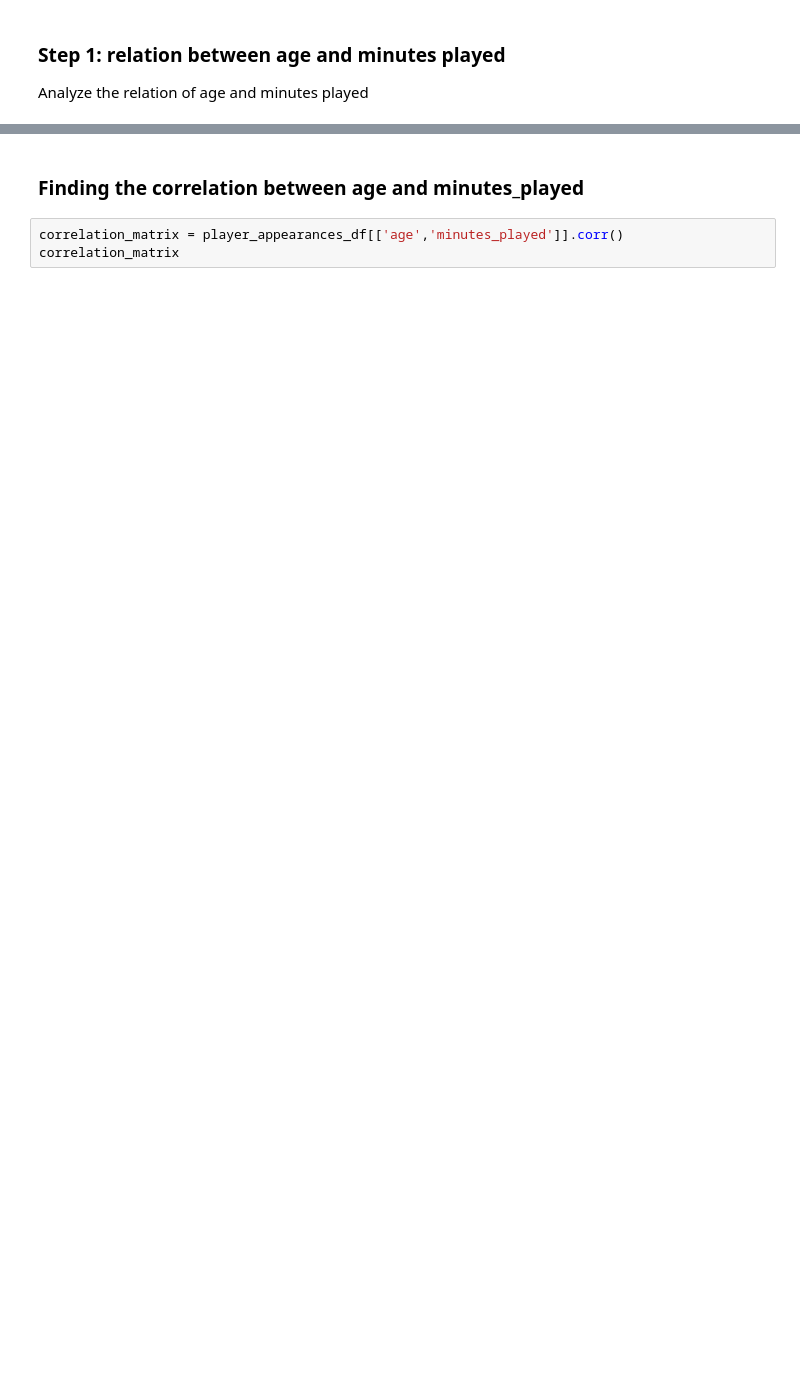
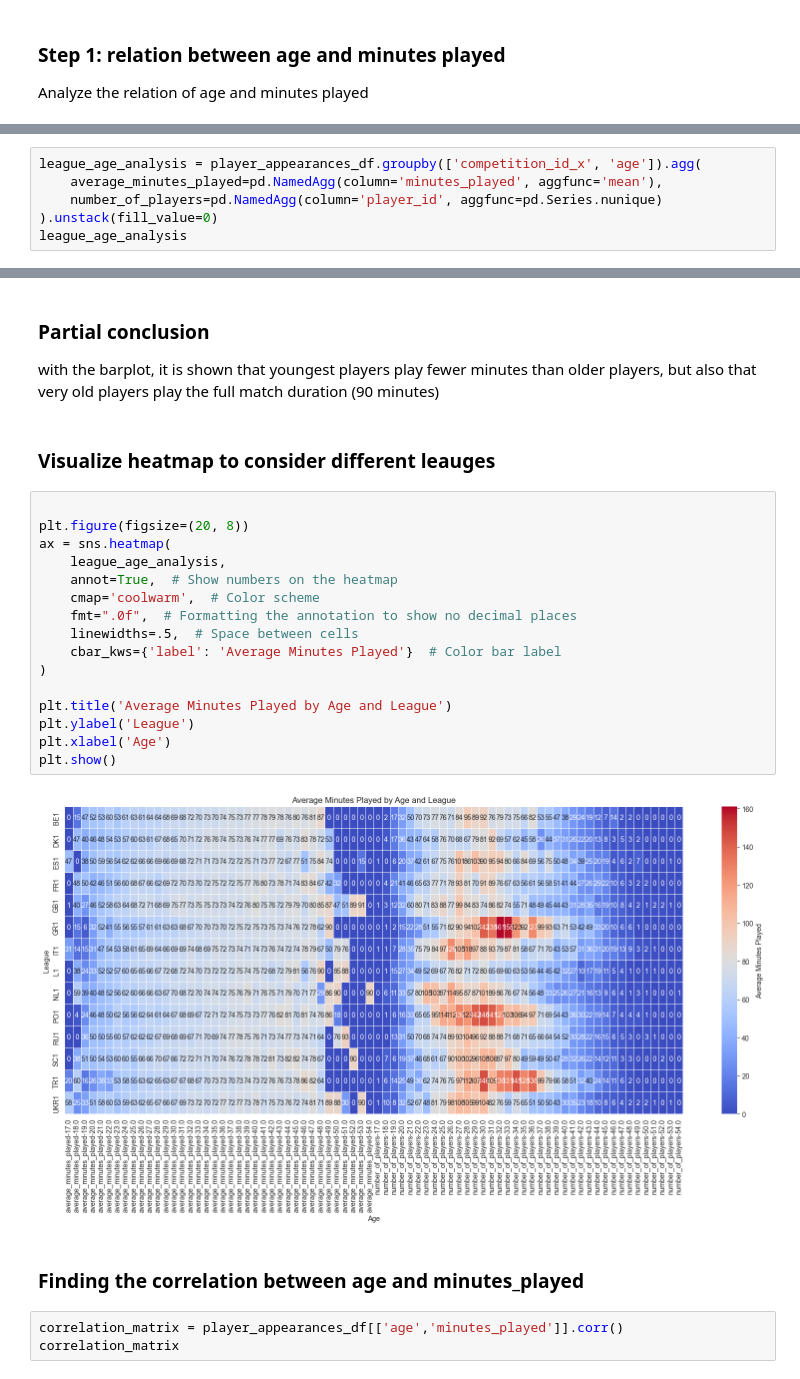
Before and after one commit to BonincontroL/IumTweb_project, a Jupyter notebook: solution/DataAnalysis/JupyterNotebooks/appearances.ipynb, the cells around one changed output, grey strips where cells are left out. Saved outputs shown, nothing was run; the diff lists cells and outputs as text; blank space fills up the shorter version.

```diff
--- a/solution/DataAnalysis/JupyterNotebooks/appearances.ipynb
+++ b/solution/DataAnalysis/JupyterNotebooks/appearances.ipynb
@@ -144,0 +74,6 @@ KeyError: "Column(s) ['minutes_played'] do not exist"
+# %%
+league_age_analysis = player_appearances_df.groupby(['competition_id_x', 'age']).agg(
+    average_minutes_played=pd.NamedAgg(column='minutes_played', aggfunc='mean'),
+    number_of_players=pd.NamedAgg(column='player_id', aggfunc=pd.Series.nunique)
+).unstack(fill_value=0)
+league_age_analysis
@@ -163,3 +124,27 @@ plt.show()
+# %% [markdown]
+### Partial conclusion
+with the barplot, it is shown that youngest players play fewer minutes than older players, but also that very old players
+play the full match duration (90 minutes)
+# %% [markdown]
+### Visualize heatmap to consider different leauges
+# %%
+
+plt.figure(figsize=(20, 8))
+ax = sns.heatmap(
+    league_age_analysis,
+    annot=True,  # Show numbers on the heatmap
+    cmap='coolwarm',  # Color scheme
+    fmt=".0f",  # Formatting the annotation to show no decimal places
+    linewidths=.5,  # Space between cells
+    cbar_kws={'label': 'Average Minutes Played'}  # Color bar label
+)
+
+plt.title('Average Minutes Played by Age and League')
+plt.ylabel('League')
+plt.xlabel('Age')
+plt.show()
+# %% [output]
+[figure, added]
 # %% [markdown]
 ### Finding the correlation between age and minutes_played
 # %%
```
Also changed, not shown: parts of 11 cells of this notebook, 4 other files.
